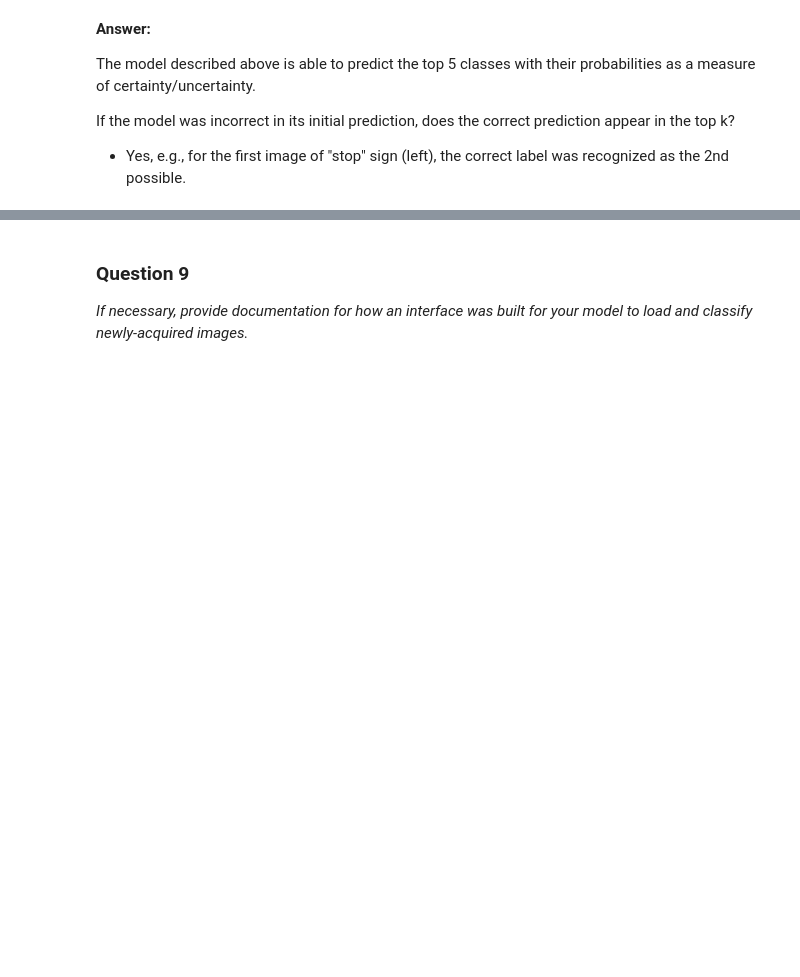
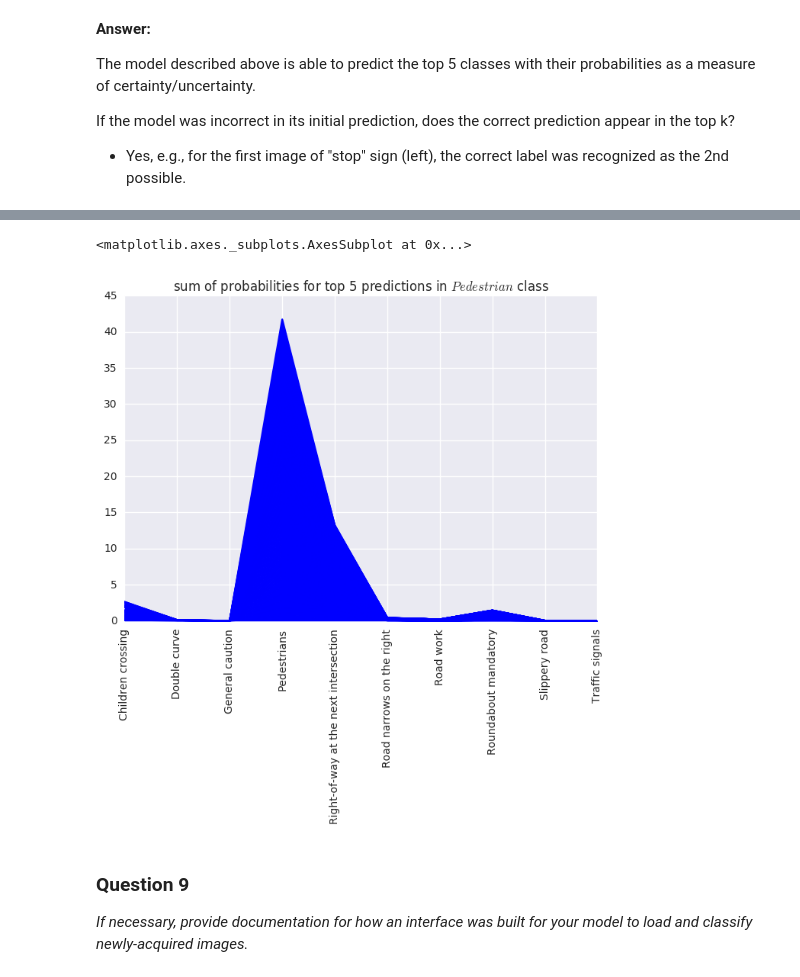
Before and after one commit to anuragreddygv323/traffic-signs, a Jupyter notebook: Traffic_Signs_Recognition.ipynb, the cells around one changed output, grey strips where cells are left out. Drawn from its saved outputs; the diff is of its cells as text; code cells hidden in the pictures; blank space fills up the shorter version.

```diff
--- a/Traffic_Signs_Recognition.ipynb
+++ b/Traffic_Signs_Recognition.ipynb
@@ -1016,3 +1135,19 @@ If the model was incorrect in its initial prediction, does the correct predictio
+# %%
+test_labels = np.array([label_descriptions[i] for i in test_y])
+i = (test_labels=="Pedestrians")
+yprobs_pedestrians = yprobs_test[i]
+yprobs_pedestrians = pd.DataFrame(yprobs_pedestrians,
+                    columns=label_descriptions.values())
+top5_pedestrians = yprobs_pedestrians.apply(
+    lambda r: pd.Series(r.sort_values(ascending=False)[:5]),
+    axis=1).fillna(0)
+# %%
+top5_pedestrians.T.plot(kind="area",
+    title="sum of probabilities for top 5 predictions in $Pedestrian$ class",
+    legend=None, rot=90, color='b')
+# %% [output]
+<matplotlib.axes._subplots.AxesSubplot at 0x...>
+[figure, added]
 # %% [markdown]
 ### Question 9
 _If necessary, provide documentation for how an interface was built for your model to load and classify newly-acquired images._
```
Also changed, not shown: parts of 18 cells of this notebook, 4 other files.
